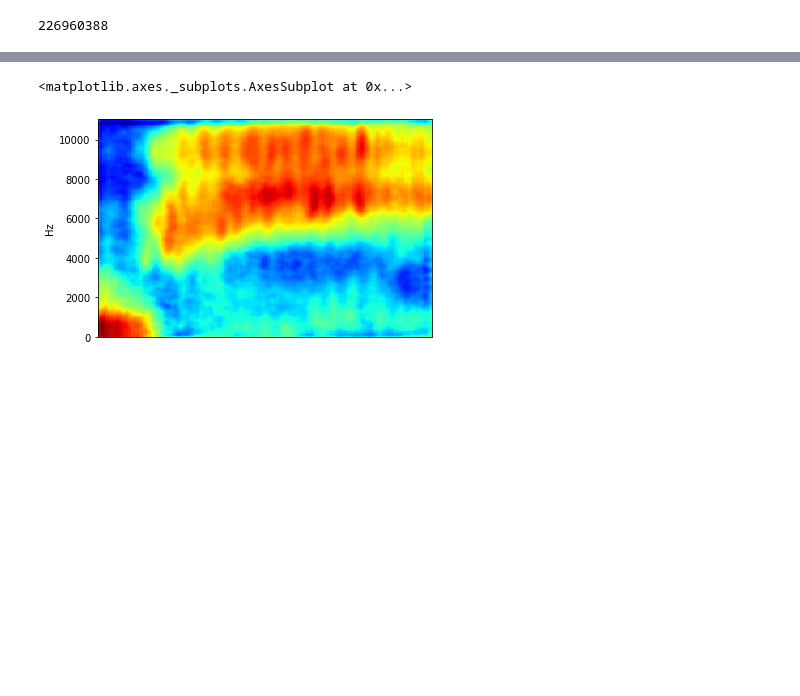
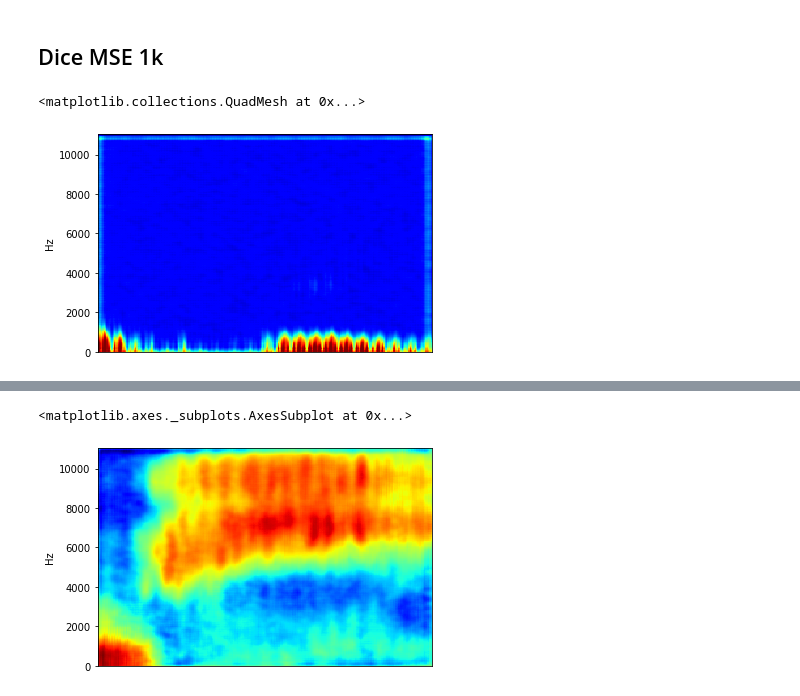
Before and after one commit to iabd/Dereverbify, a Jupyter notebook: Playground.ipynb, the cells around one changed output, grey strips where cells are left out. Saved outputs shown, nothing was run; the diff lists cells and outputs as text; code cells hidden in the pictures; blank space fills up the shorter version.

```diff
--- a/Playground.ipynb
+++ b/Playground.ipynb
@@ -52,6 +46,0 @@ def countParams(model):
-# %%
-countParams(net)
-# %% [output]
-226960388
-# %%
-out=net(batch[0])
@@ -58,5 +49,12 @@ out=net(batch[0])
 # %%
-temp1=out[4][0]
+temp1=out[7][0]
 # temp1=(temp1*0.5)+0.5
-temp=batch[0][4][0]
+temp=batch[0][7][0]
 # temp2=(temp2*0.5)+0.5
+# %% [markdown]
+## Dice MSE 1k
+# %%
+librosa.display.specshow(librosa.power_to_db(temp1.detach().numpy()), y_axis='hz', cmap=cm.jet)
+# %% [output]
+<matplotlib.collections.QuadMesh at 0x...>
+[figure, added]
```
Also changed, not shown: parts of 8 cells of this notebook, 4 other files.
